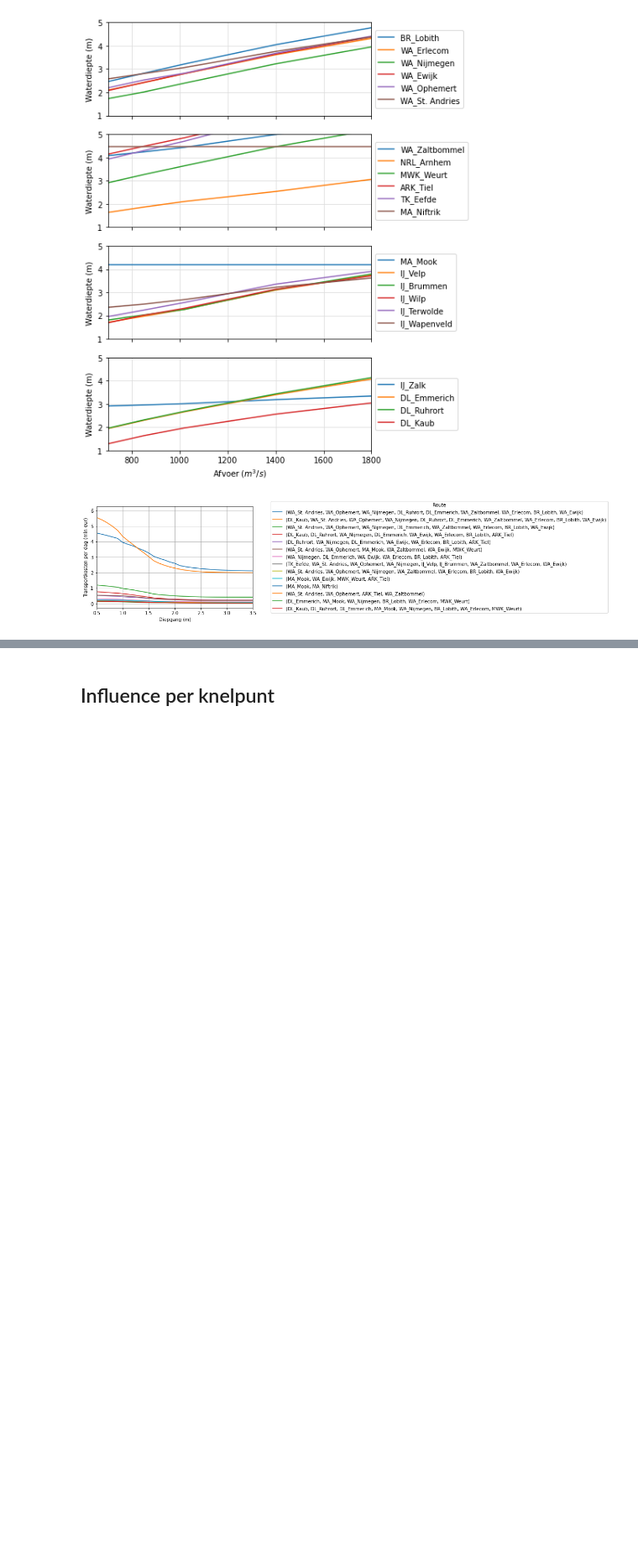
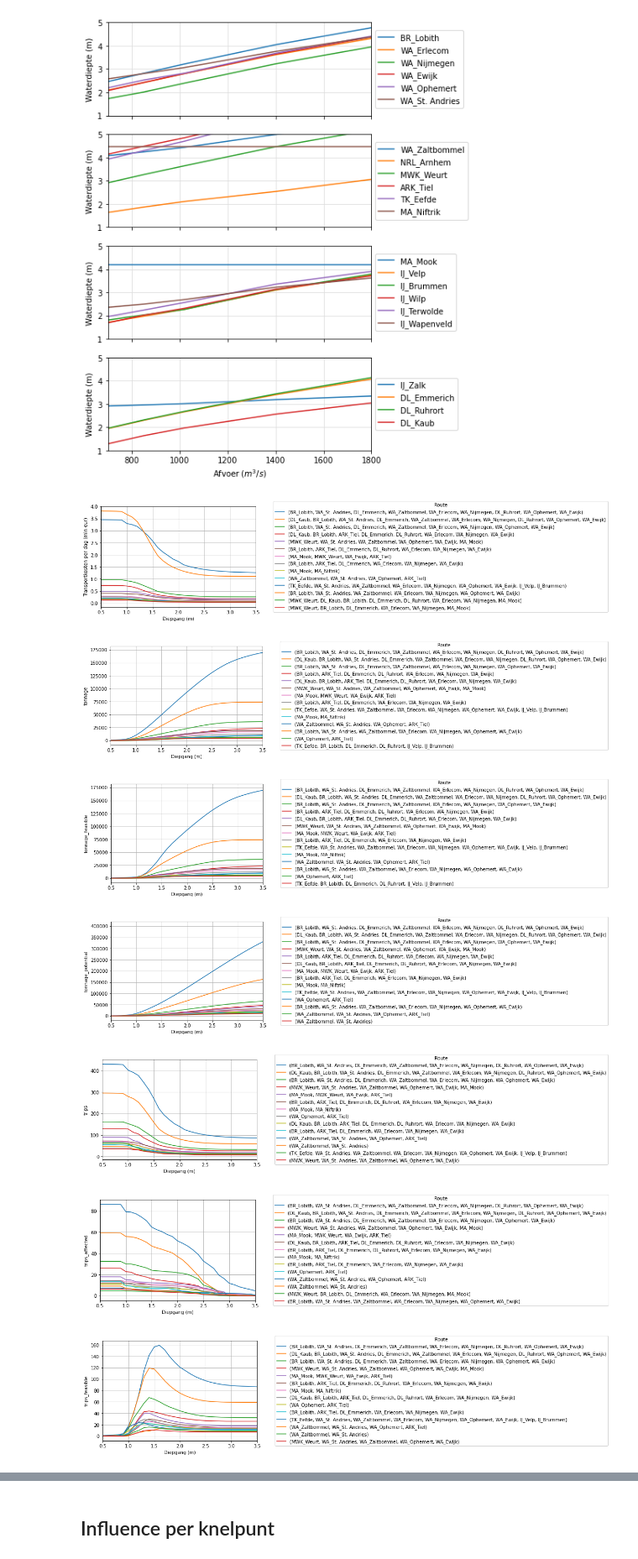
Before and after one commit to Deltares/QINCoM, a Jupyter notebook: notebooks/0_preprocessing/QINCM preprocessing_KBN.ipynb, the cells around one changed output, grey strips where cells are left out. Shown at 84% size. Saved outputs shown, nothing was run; the diff lists cells and outputs as text; code cells hidden in the pictures; blank space fills up the shorter version.

```diff
--- a/notebooks/0_preprocessing/QINCM preprocessing_KBN.ipynb
+++ b/notebooks/0_preprocessing/QINCM preprocessing_KBN.ipynb
@@ -217,8 +217,11 @@ def costs(trips, depth):
       reaction: tonnage_feasible, tonnage taking into account that trips are seized at 20%
 
     """
+
+    trips['Totale Vracht (ton) per trip'] = trips['Totale Vracht (ton)'] / trips['Aantal Vaarbewegingen (-)']
+
     # Decrease in load (0 to 100%)
-    load_decrease = 1 - ((trips['Depth__m'] - depth) * 100 * trips['TPCMI']) / trips['Totale Vracht (ton)']
+    load_decrease = 1 - ((trips['Depth__m'] - depth) * 100 * trips['TPCMI']) / trips['Totale Vracht (ton) per trip']
     load_decrease.clip(lower=0, upper=1, inplace=True)  # Maximum realistic limits
     load_decrease.fillna(0, inplace=True)  # For empty vessels
 
@@ -234,27 +237,29 @@ def costs(trips, depth):
     tonnage_potential = beladingsgraad_potential * trips['LoadCapacity__t']
 
     # Reaction: Minimal of 0.2 (so max 80% reduction), maximum of 1.0 (no change)
-    load_decrease.clip(lower=0.2, upper=1, inplace=True)
-    trips_increase = load_decrease ** -1
+    load_decrease_clipped = load_decrease.clip(lower=0.2, upper=1)
+    trips_increase = load_decrease_clipped ** -1
 
     # Reaction: increase in (variable) costs and number of trips
     costs_n = trips['Totale Vaste Vaarkosten (EUR)'] + trips['Totale Variabele Vaarkosten (EUR)'] * trips_increase
     trips_n = trips['Aantal Vaarbewegingen (-)'] * trips_increase  # This is only necessary if in the original data the trips != 1
 
     # Assuming that at 20% beladingsgraad the trips drop to 0
-    trips_feasible = trips_n * (load_decrease != 0.2)
-    tonnage_feasible = tonnage * (load_decrease != 0.2)
+    trips_feasible = trips_n * (load_decrease_clipped != 0.2)
+    tonnage_feasible = tonnage * (load_decrease_clipped != 0.2)
 
     response = pd.DataFrame(
         index = trips.index,
         data = {
-            'trips affected': ((trips['Depth__m'] > depth) * trips['Aantal Vaarbewegingen (-)']),
+            'trips_affected': ((trips['Depth__m'] > depth) * trips['Aantal Vaarbewegingen (-)']),
             'tonnage' : tonnage,
-            'tonnage potential' : tonnage_potential,
+            'tonnage_potential' : tonnage_potential,
             'costs' : costs_n,
             'trips' : trips_n,
             'trips_feasible': trips_feasible,
             'tonnage_feasible': tonnage_feasible,
+#             'beladingsgraad_potential_relative': load_decrease,
+#             'beladingsgraad_potential_absolute': beladingsgraad_potential,
         }
     )
 
@@ -382,18 +387,31 @@ plt.savefig(outputdir / 'knelpunt_discharge_waterdepth_grid.png', dpi=300, bbox_
 [figure]
 # %%
 # Plot effect of reducing depth per route
-totalcosts = effect_and_reaction.loc['costs']
+params = effect_and_reaction.index.levels[0]
+for p in params:
+    totalcosts = effect_and_reaction.loc[p]
 
-(totalcosts.sort_values(10.0, axis=0, ascending=False).T / 1e6).iloc[:, 1:15].plot()
-plt.legend(loc='center left', bbox_to_anchor=(1.1,0.5), title='Route')
-plt.ylabel('Transportkosten per dag (mln eur)')
-plt.xlabel('Diepgang (m)')
-plt.xlim(0.5, 3.5)
-plt.grid()
 
-plt.savefig(outputdir / 'route_depth_costs.png', dpi=300, bbox_inches='tight')
+    if p == 'costs':
+        (totalcosts.sort_values(2.0, axis=0, ascending=False).T / 1e6).iloc[:, 1:15].plot()
+        plt.ylabel('Transportkosten per dag (mln eur)')
+    else:
+        (totalcosts.sort_values(2.0, axis=0, ascending=False).T / 1e0).iloc[:, 1:15].plot()
+        plt.ylabel(p)
+    plt.xlabel('Diepgang (m)')
+    plt.xlim(0.5, 3.5)
+    plt.grid()
+    plt.legend(loc='center left', bbox_to_anchor=(1.1,0.5), title='Route')
+
+    plt.savefig(outputdir / f'route_depth_{p}.png', dpi=300, bbox_inches='tight')
 # %% [output]
-[figure, old version]
+[figure, new version]
+[figure, added]
+[figure, added]
+[figure, added]
+[figure, added]
+[figure, added]
+[figure, added]
 # %%
 # Should multiply by nTrips
 plotdata = (knelpunt_route.sum() / 365).sort_values(ascending=False)
```
Also changed, not shown: parts of 11 cells of this notebook.
